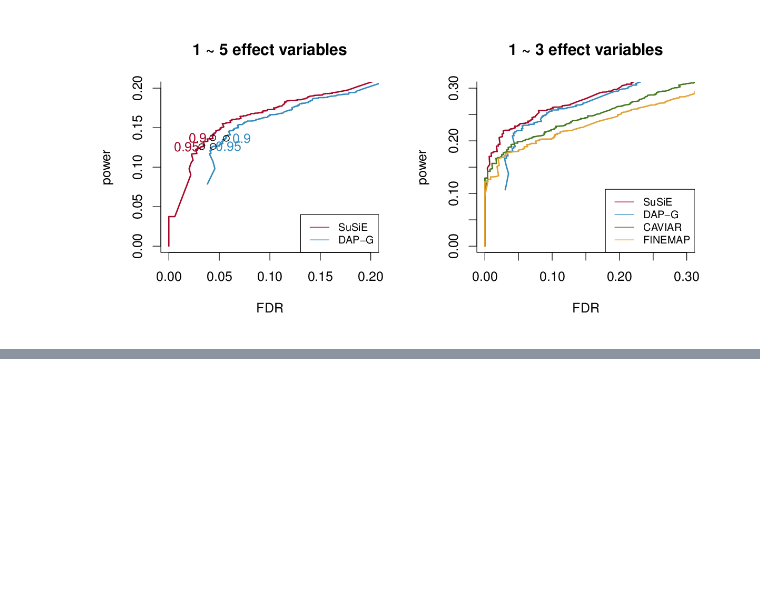
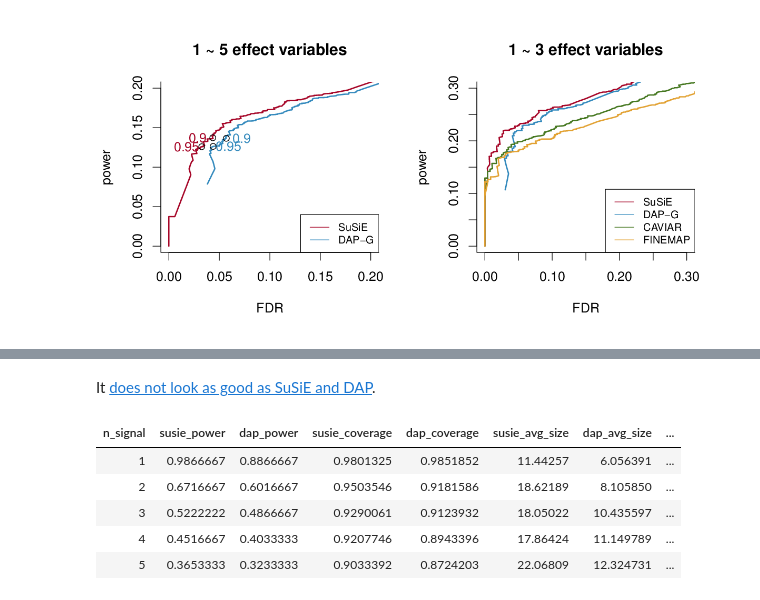
Before and after one commit to stephenslab/dsc-finemap, a Jupyter notebook: analysis/benchmark_evaluation.ipynb, the cells around one changed output, grey strips where cells are left out. Drawn from its saved outputs; the diff is of its cells as text; code cells hidden in the pictures; blank space fills up the shorter version.

Commit message:
Update hierinf comparison

```diff
--- a/analysis/benchmark_evaluation.ipynb
+++ b/analysis/benchmark_evaluation.ipynb
@@ -440,0 +517,12 @@ bash: expand = True
+# %% [markdown]
+It [does not look as good as SuSiE and DAP](https://stephenslab.github.io/susie-paper/manuscript_results/numerical_results.html#Result).
+# %%
+previous_res = readRDS('/home/gaow/GIT/github/mvarbvs/dsc/susie_comparison/Power_comparison_1008_cluster_prob_prior_0p1_null_0p0.rds')[,-c(2,3,4)]
+previous_res
+# %% [output]
+| n_signal | susie_power | dap_power | susie_coverage | dap_coverage | susie_avg_size | dap_avg_size | ... |
+| 1 | 0.9866667 | 0.8866667 | 0.9801325 | 0.9851852 | 11.44257 | 6.056391 | ... |
+| 2 | 0.6716667 | 0.6016667 | 0.9503546 | 0.9181586 | 18.62189 | 8.105850 | ... |
+| 3 | 0.5222222 | 0.4866667 | 0.9290061 | 0.9123932 | 18.05022 | 10.435597 | ... |
+| 4 | 0.4516667 | 0.4033333 | 0.9207746 | 0.8943396 | 17.86424 | 11.149789 | ... |
+| 5 | 0.3653333 | 0.3233333 | 0.9033392 | 0.8724203 | 22.06809 | 12.324731 | ... |
```
Also changed, not shown: parts of 8 cells of this notebook, 2 other files.
